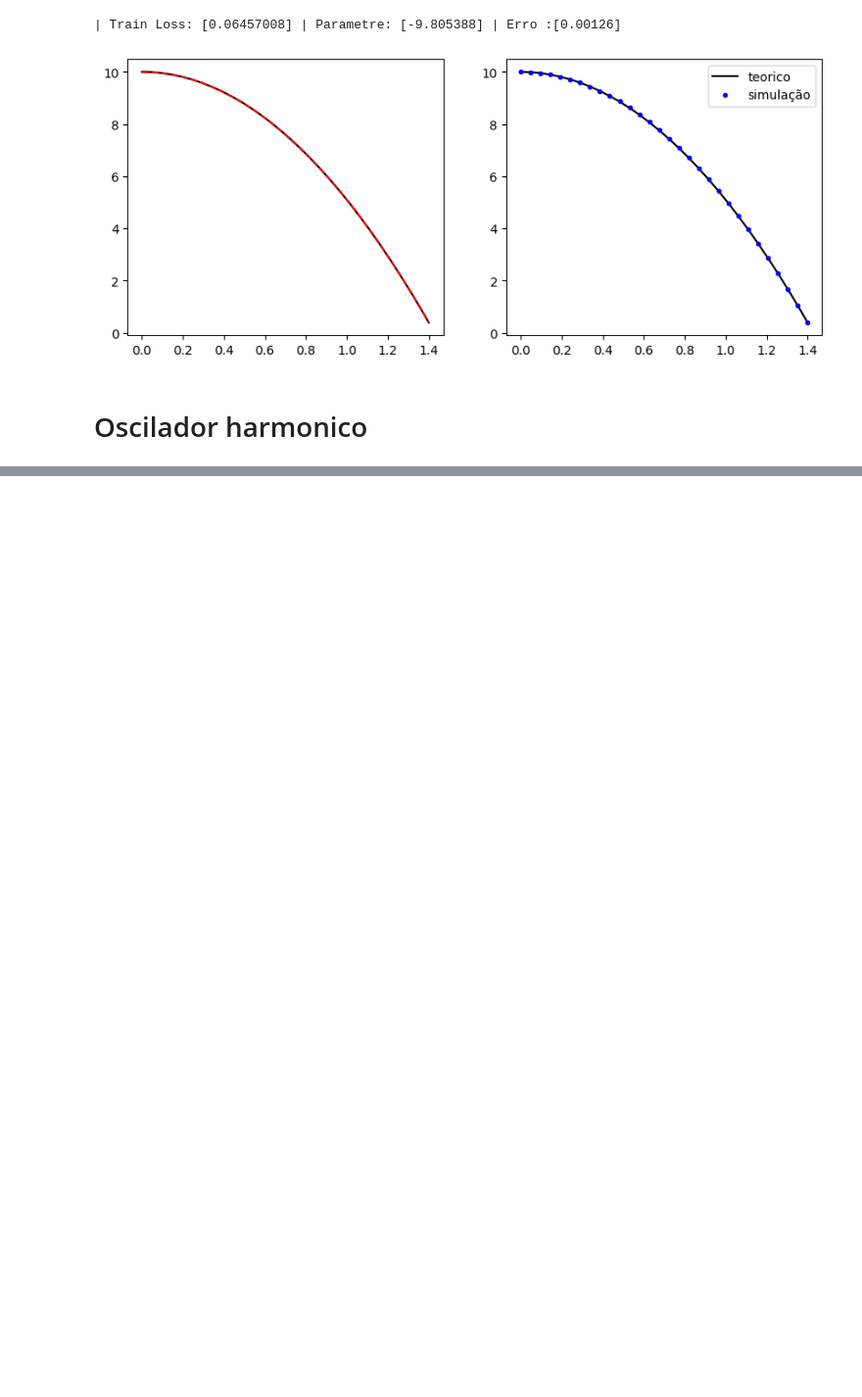
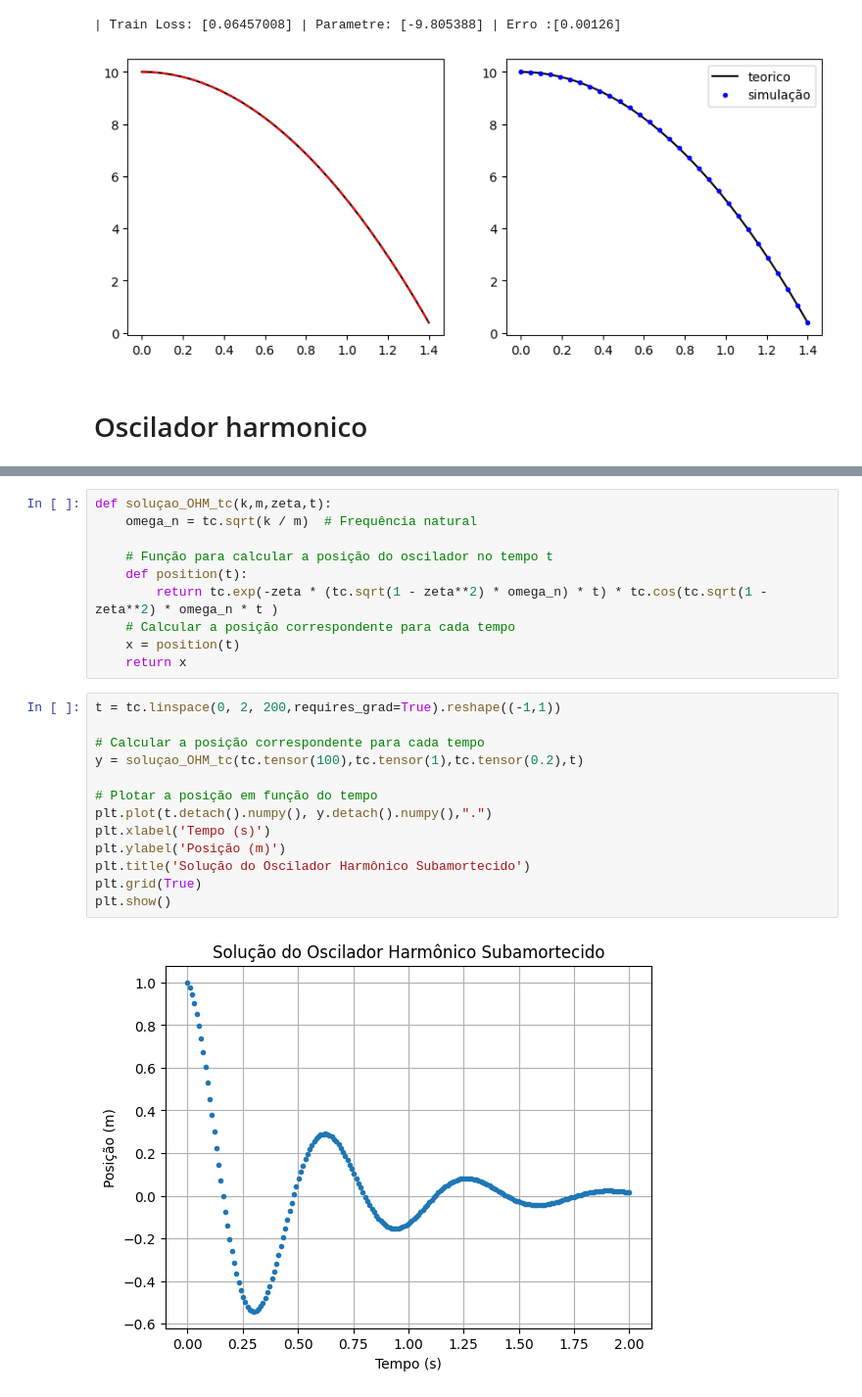
Before and after one commit to GubioGL/MachineLearning, a Jupyter notebook: # ML-apply-in-Physics/MLinregression.ipynb, the cells around one changed output, grey strips where cells are left out. Shown: that part at 98% size. Cells and saved outputs as stored; diff of their text form; blank space fills up the shorter version.

Commit message:
oscilador harmonico

```diff
--- a/# ML-apply-in-Physics/MLinregression.ipynb
+++ b/# ML-apply-in-Physics/MLinregression.ipynb
@@ -793,0 +807,25 @@ class Loss_OHS(nn.Module):
+# %%
+def soluçao_OHM_tc(k,m,zeta,t):
+    omega_n = tc.sqrt(k / m)  # Frequência natural
+
+    # Função para calcular a posição do oscilador no tempo t
+    def position(t):
+        return tc.exp(-zeta * (tc.sqrt(1 - zeta**2) * omega_n) * t) * tc.cos(tc.sqrt(1 - zeta**2) * omega_n * t )
+    # Calcular a posição correspondente para cada tempo
+    x = position(t)
+    return x
+# %%
+t = tc.linspace(0, 2, 200,requires_grad=True).reshape((-1,1))
+
+# Calcular a posição correspondente para cada tempo
+y = soluçao_OHM_tc(tc.tensor(100),tc.tensor(1),tc.tensor(0.2),t)
+
+# Plotar a posição em função do tempo
+plt.plot(t.detach().numpy(), y.detach().numpy(),".")
+plt.xlabel('Tempo (s)')
+plt.ylabel('Posição (m)')
+plt.title('Solução do Oscilador Harmônico Subamortecido')
+plt.grid(True)
+plt.show()
+# %% [output]
+[figure, added]
```
Also changed, not shown: parts of 3 cells of this notebook.
